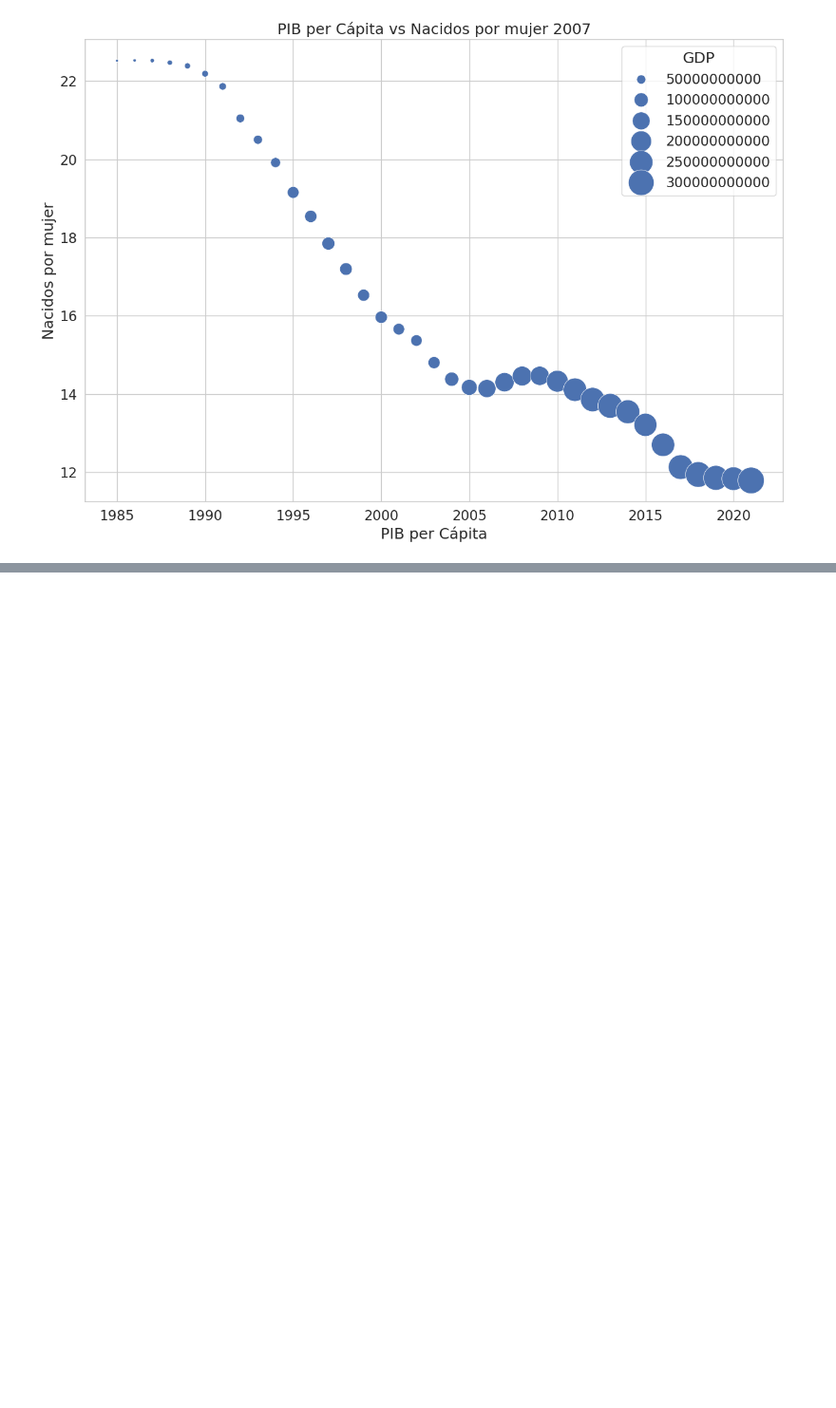
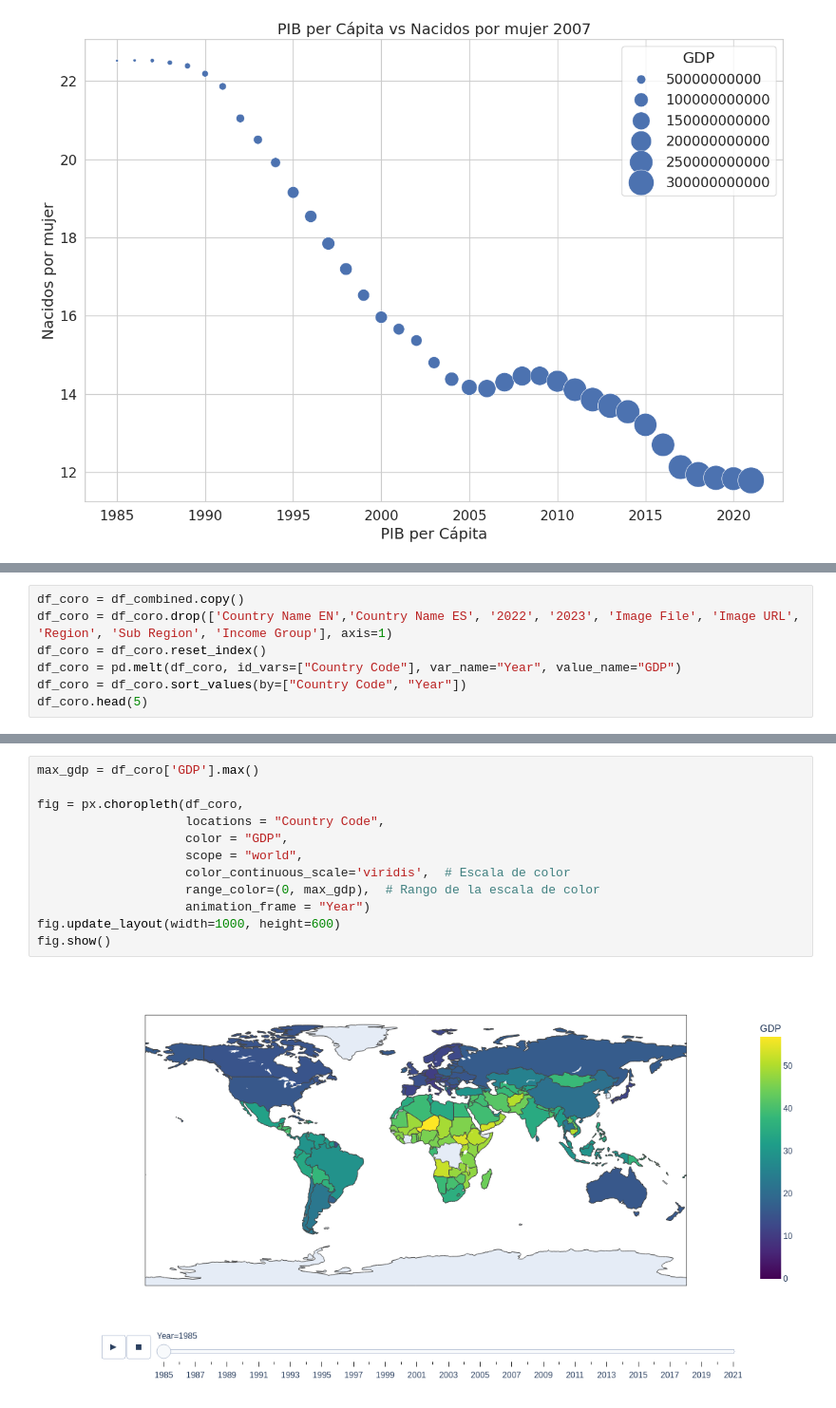
Before and after one commit to Maaaaaaars/Dataviz-Semestral, a Jupyter notebook: Semestral.ipynb, the cells around one changed output, grey strips where cells are left out. Shown at 95% size. Saved outputs shown, nothing was run; the diff lists cells and outputs as text; blank space fills up the shorter version.

```diff
--- a/Semestral.ipynb
+++ b/Semestral.ipynb
@@ -143,0 +155,7 @@ Text(0.5, 1.0, 'PIB per Cápita vs Nacidos por mujer 2007')
+# %%
+df_coro = df_combined.copy()
+df_coro = df_coro.drop(['Country Name EN','Country Name ES', '2022', '2023', 'Image File', 'Image URL', 'Region', 'Sub Region', 'Income Group'], axis=1)
+df_coro = df_coro.reset_index()
+df_coro = pd.melt(df_coro, id_vars=["Country Code"], var_name="Year", value_name="GDP")
+df_coro = df_coro.sort_values(by=["Country Code", "Year"])
+df_coro.head(5)
@@ -143,0 +169,14 @@ Text(0.5, 1.0, 'PIB per Cápita vs Nacidos por mujer 2007')
+# %%
+max_gdp = df_coro['GDP'].max()
+
+fig = px.choropleth(df_coro,
+                    locations = "Country Code",
+                    color = "GDP",
+                    scope = "world",
+                    color_continuous_scale='viridis',  # Escala de color
+                    range_color=(0, max_gdp),  # Rango de la escala de color
+                    animation_frame = "Year")
+fig.update_layout(width=1000, height=600)
+fig.show()
+# %% [output]
+[figure, added]
```
Also changed, not shown: parts of 2 cells of this notebook.
